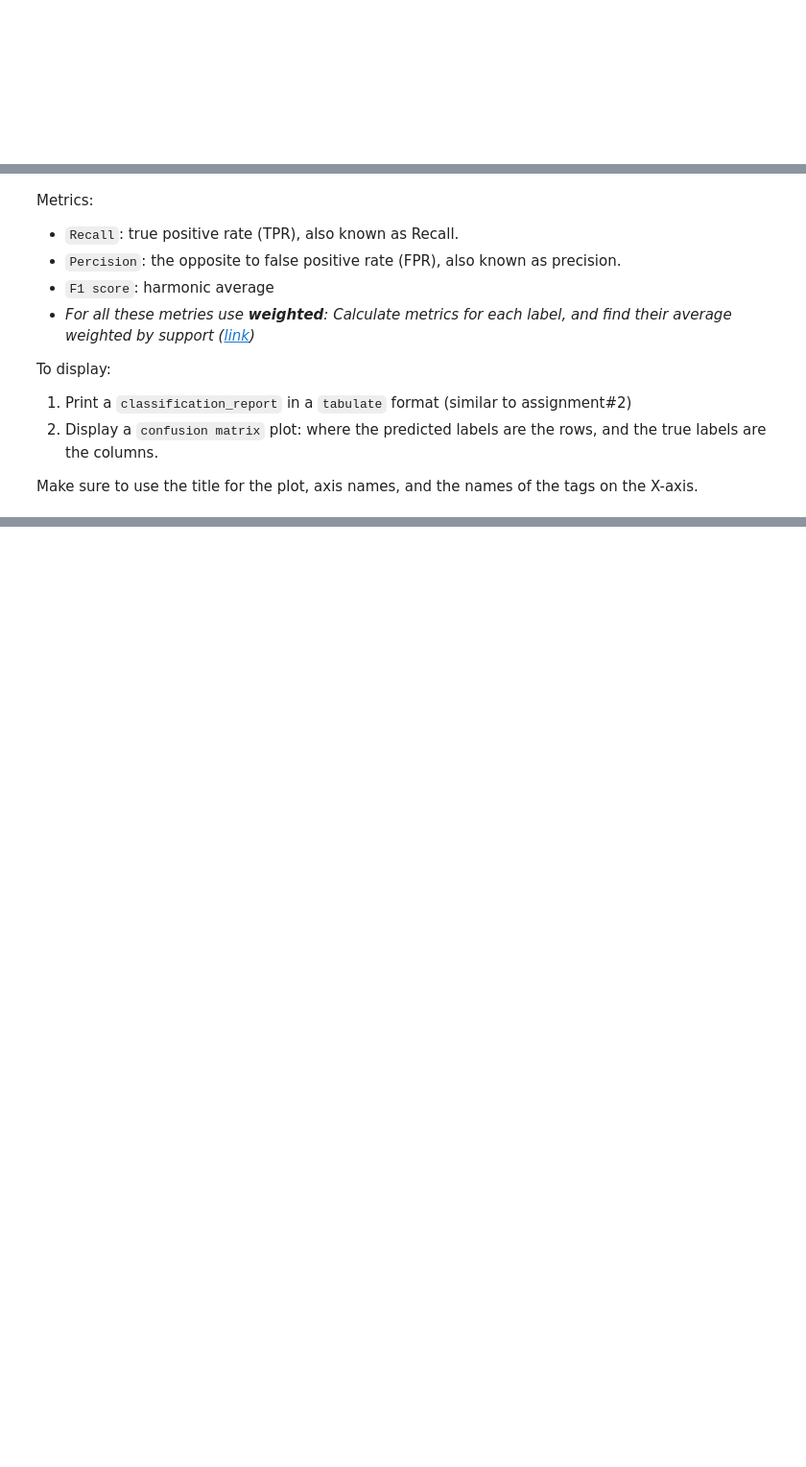
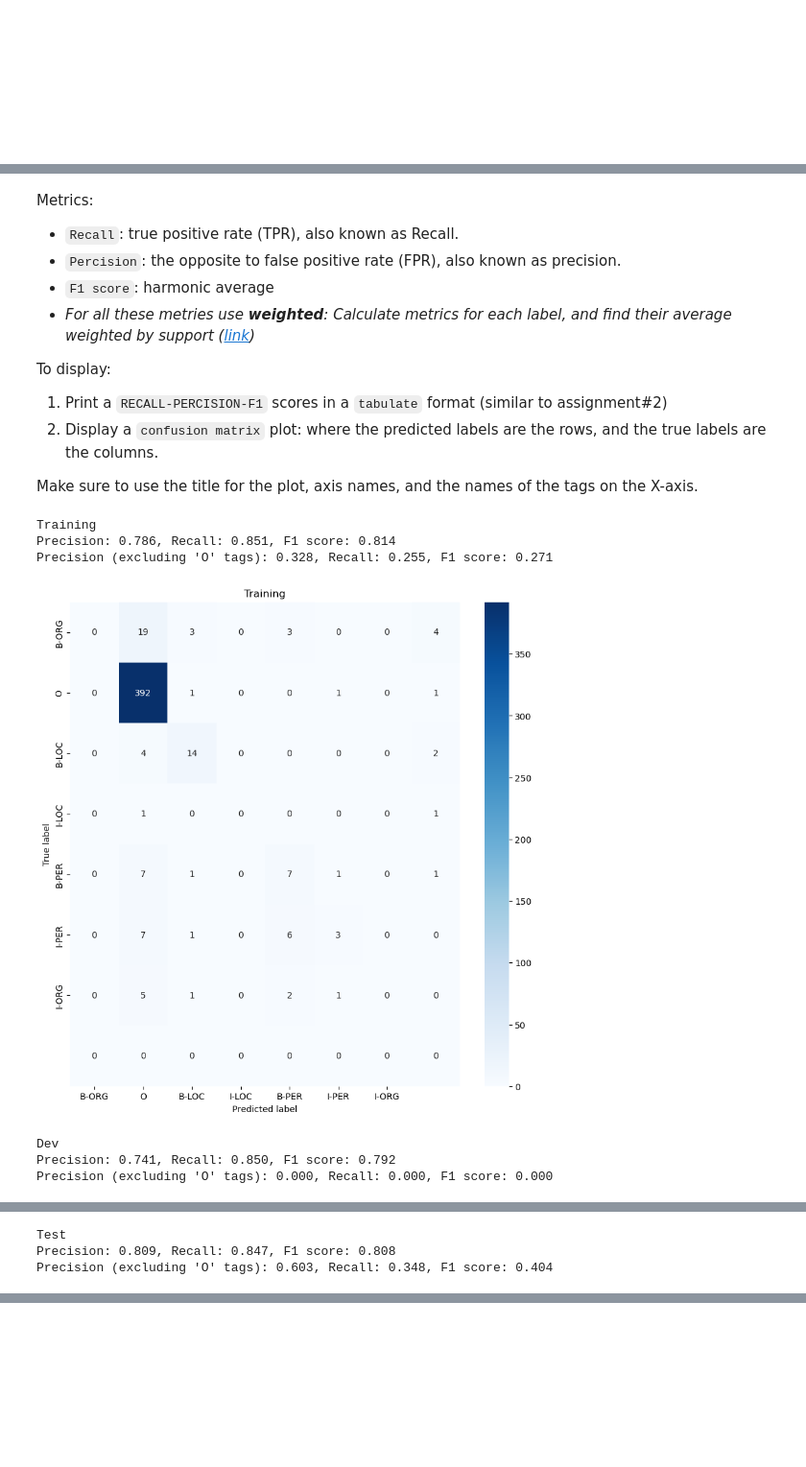
Before and after one commit to Lior-Baruch/NLP, a Jupyter notebook: HW3/Assignment_3_NER.ipynb, the cells around one changed output, grey strips where cells are left out. Shown at 96% size. Cells and saved outputs as stored; diff of their text form; code cells hidden in the pictures; blank space fills up the shorter version.

```diff
--- a/HW3/Assignment_3_NER.ipynb
+++ b/HW3/Assignment_3_NER.ipynb
@@ -573,0 +597,17 @@ plt.show()
+# %%
+# make some predictions on 1 batch of the test data
+inputs, labels = next(iter(dataLoader_test))
+inputs = inputs.to(DEVICE)
+labels = labels.to(DEVICE)
+outputs = model.forward(inputs)
+outputs = outputs.argmax(dim=-1)
+# convert the predicted tags into a list of strings
+predicted_tags = [vocab.id2tag[tag.item()] for tag in outputs[0]]
+# convert the actual tags into a list of strings
+actual_tags = [vocab.id2tag[tag.item()] for tag in labels[0]]
+# convert the words into a list of strings
+words = [vocab.id2word[word.item()] for word in inputs[0]]
+# print the words and their predicted and actual tags (ignoring PAD_TOKEN)
+for word, predicted_tag, actual_tag in zip(words, predicted_tags, actual_tags):
+    if word != PAD_TOKEN:
+        print(f'{word}\t{predicted_tag}\t{actual_tag}')
@@ -584,14 +643,10 @@ Metrics:
 - `Percision`: the opposite to false positive rate (FPR), also known as precision.
 - `F1 score`: harmonic average
 - *For all these metries use **weighted**:
-Calculate metrics for each label, and find their average weighted by support ([link](https://https://scikit-learn.org/stable/modules/generated/sklearn.metrics.precision_recall_fscore_support.html#sklearn.metrics.precision_recall_fscore_support:~:text=imbalance%20into%20account.-,%27weighted%27%3A,-Calculate%20metrics%20for))*
+Calculate metrics for each label, and find their average weighted by support ([link](https://scikit-learn.org/stable/modules/generated/sklearn.metrics.precision_recall_fscore_support.html#sklearn.metrics.precision_recall_fscore_support:~:text=imbalance%20into%20account.-,%27weighted%27%3A,-Calculate%20metrics%20for))*
 
 To display:
-1. Print a `classification_report` in a `tabulate` format (similar to assignment#2)
+1. Print a `RECALL-PERCISION-F1` scores in a `tabulate` format (similar to assignment#2)
 2. Display a `confusion matrix` plot: where the predicted labels are the rows, and the true labels are the columns.
 
 Make sure to use the title for the plot, axis names, and the names of the tags on the X-axis.
-# %%
-def evaluate(model, title, dataloader):
-  # TO DO
-  pass
@@ -597,0 +728,17 @@ def evaluate(model, title, dataloader):
+# %%
+# evaluate the model on the training data
+evaluate(model, 'Training', dataLoader_train, vocab, pad_token=PAD_TOKEN)
+
+# evaluate the model on the dev data
+evaluate(model, 'Dev', dataLoader_dev, vocab, pad_token=PAD_TOKEN)
+
+# evaluate the model on the test data
+evaluate(model, 'Test', dataLoader_test, vocab, pad_token=PAD_TOKEN)
+# %% [output]
+Training
+Precision: 0.786, Recall: 0.851, F1 score: 0.814
+Precision (excluding 'O' tags): 0.328, Recall: 0.255, F1 score: 0.271
+[figure, added]
+Dev
+Precision: 0.741, Recall: 0.850, F1 score: 0.792
+Precision (excluding 'O' tags): 0.000, Recall: 0.000, F1 score: 0.000
@@ -597,0 +746,3 @@ def evaluate(model, title, dataloader):
+Test
+Precision: 0.809, Recall: 0.847, F1 score: 0.808
+Precision (excluding 'O' tags): 0.603, Recall: 0.348, F1 score: 0.404
```
Also changed, not shown: parts of 12 cells of this notebook.
